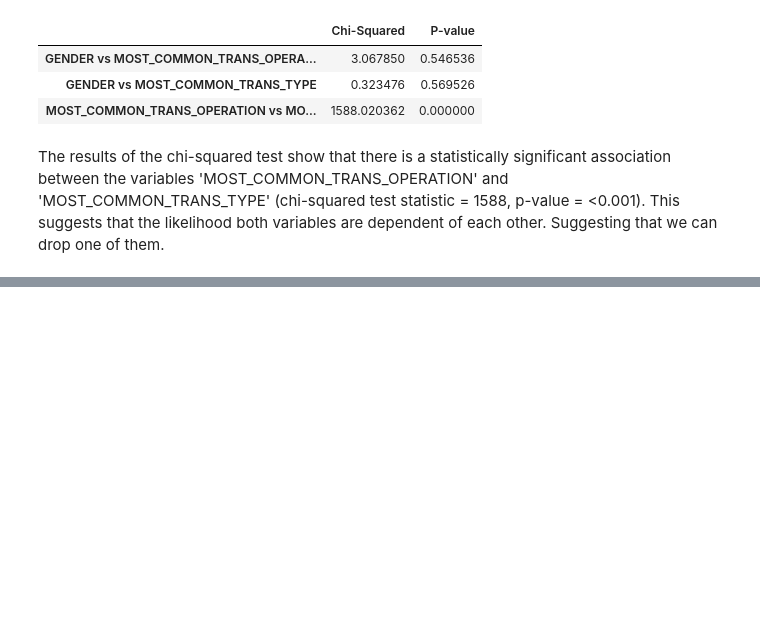
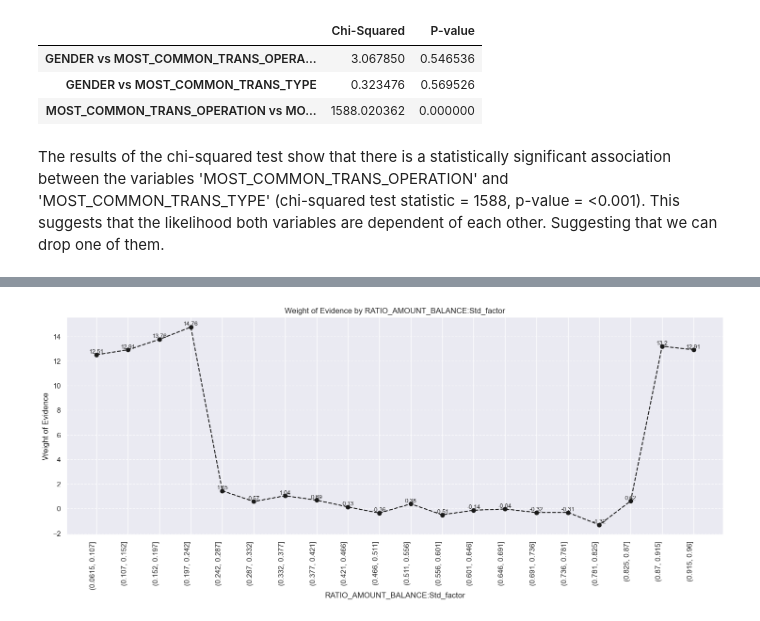
Before and after one commit to josecaloca/Loan-Prediction, a Jupyter notebook: loan_prediction_scorecard.ipynb, the cells around one changed output, grey strips where cells are left out. Cells and saved outputs as stored; diff of their text form; code cells hidden in the pictures; blank space fills up the shorter version.

```diff
--- a/loan_prediction_scorecard.ipynb
+++ b/loan_prediction_scorecard.ipynb
@@ -717,0 +915,12 @@ plot_by_woe(df_temp)
+# %%
+df_inputs_prepr['AVG_SALARY:<8332'] = np.where(df_inputs_prepr['AVG_SALARY'] <= 8332, 1, 0)
+df_inputs_prepr['AVG_SALARY:8332-9440'] = np.where(df_inputs_prepr['AVG_SALARY'].isin(range(8332, 9440)), 1, 0)
+df_inputs_prepr['AVG_SALARY:9440-9661'] = np.where(df_inputs_prepr['AVG_SALARY'].isin(range(9440, 9661)), 1, 0)
+df_inputs_prepr['AVG_SALARY:9661-9882'] = np.where(df_inputs_prepr['AVG_SALARY'].isin(range(9661, 9882)), 1, 0)
+df_inputs_prepr['AVG_SALARY:9882-10104'] = np.where(df_inputs_prepr['AVG_SALARY'].isin(range(9882, 10104)), 1, 0)
+df_inputs_prepr['AVG_SALARY:10104-12320'] = np.where(df_inputs_prepr['AVG_SALARY'].isin(range(10104, 12320)), 1, 0)
+df_inputs_prepr['AVG_SALARY:+12320'] = np.where(df_inputs_prepr['AVG_SALARY'] >= 12320, 1, 0)
+# %%
+df_inputs_prepr['RATIO_AMOUNT_BALANCE:Std_factor'] =pd.cut(df_inputs_prepr['RATIO_AMOUNT_BALANCE:Std'], 20) # we do fine classing here in 50 buckets
+df_temp = woe_ordered_continuous(df_inputs_prepr, 'RATIO_AMOUNT_BALANCE:Std_factor', df_targets_prepr)
+df_temp
@@ -717,0 +945,4 @@ plot_by_woe(df_temp)
+# %%
+plot_by_woe(df_temp, 90)
+# %% [output]
+[figure, added]
```
Also changed, not shown: parts of 52 cells of this notebook, 6 other files.
